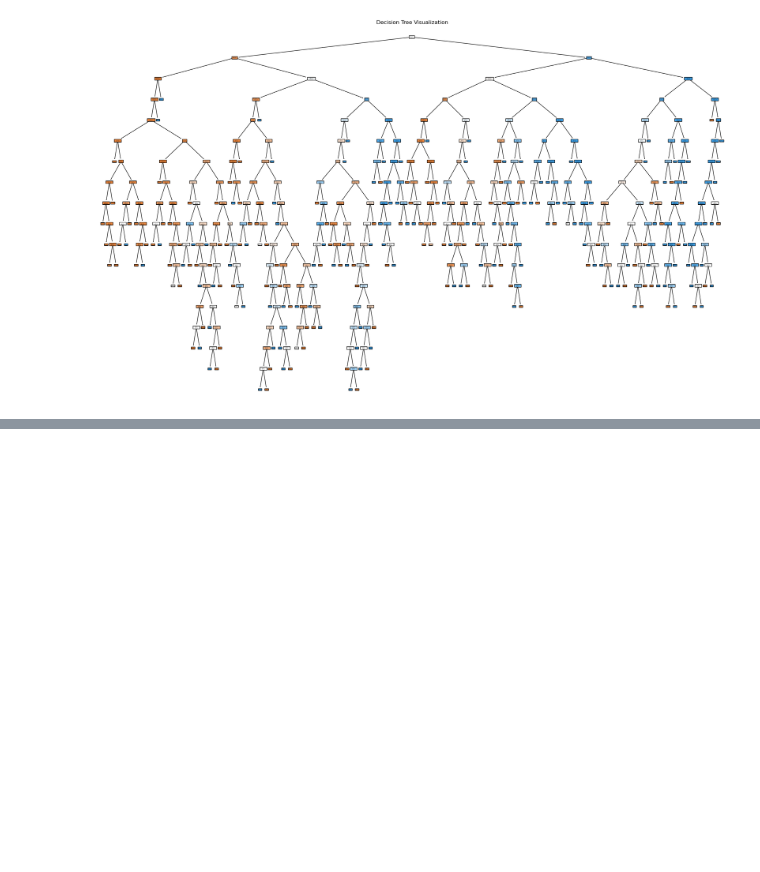
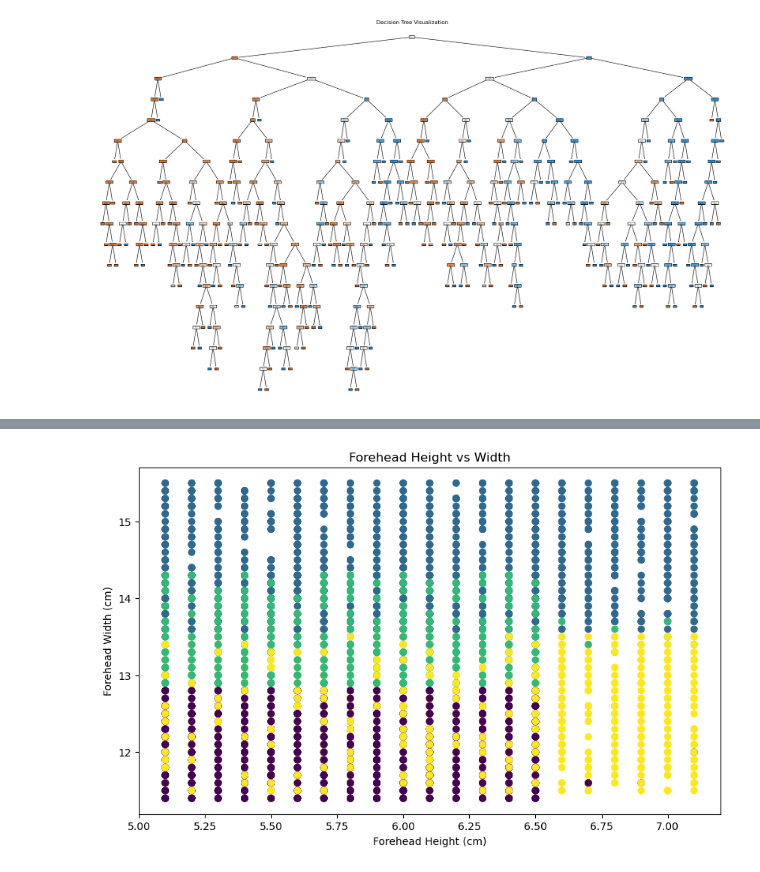
Before and after one commit to josephgitau/Nov-Intake-Notebooks, a Jupyter notebook: DT and RF model.ipynb, the cells around one changed output, grey strips where cells are left out. Drawn from its saved outputs; the diff is of its cells as text; code cells hidden in the pictures; blank space fills up the shorter version.

```diff
--- a/DT and RF model.ipynb
+++ b/DT and RF model.ipynb
@@ -114,0 +160,22 @@ Decision Tree Structure:
+# %%
+## KMeans and Hierarchical Clustering
+from sklearn.cluster import KMeans
+
+# instantiate the model
+km = KMeans(n_clusters=4, random_state=42)
+
+# fit the model
+km.fit(X)
+
+# Extract the cluster labels
+km_labels = km.labels_
+
+## Plot
+plt.figure(figsize=(10, 6))
+plt.scatter(X["forehead_height_cm"], X["forehead_width_cm"], c=km_labels)
+plt.xlabel("Forehead Height (cm)")
+plt.ylabel("Forehead Width (cm)")
+plt.title("Forehead Height vs Width")
+plt.show()
+# %% [output]
+[figure, added]
```
Also changed, not shown: parts of 8 cells of this notebook.
